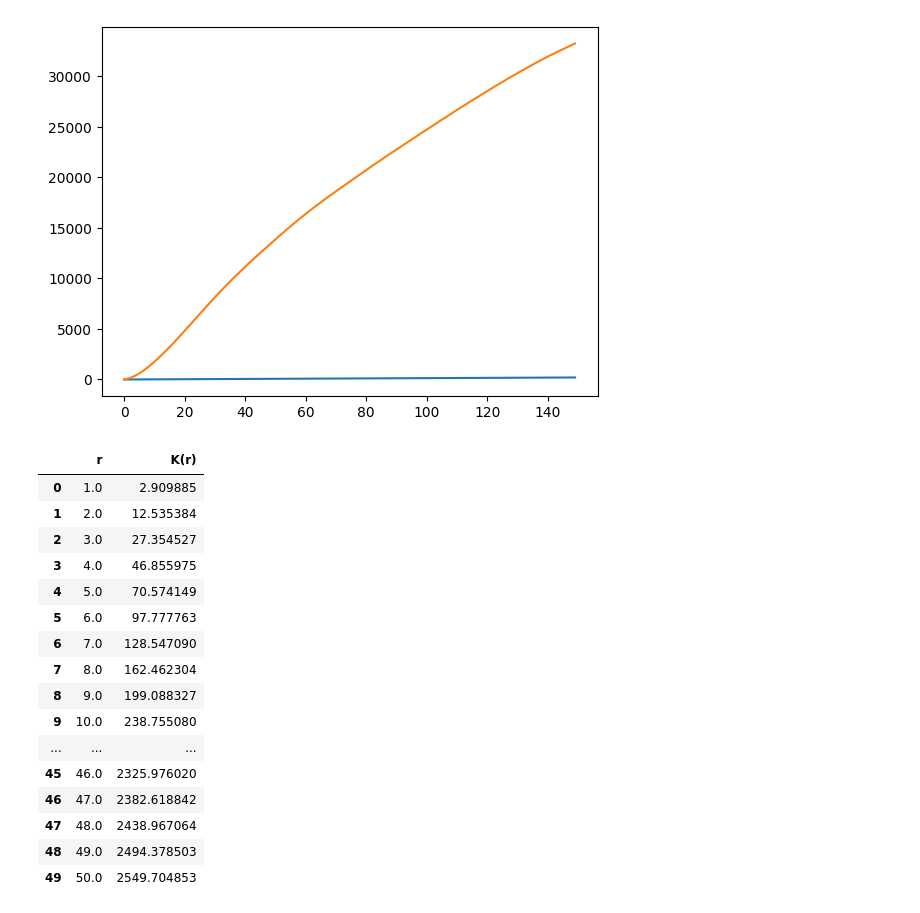
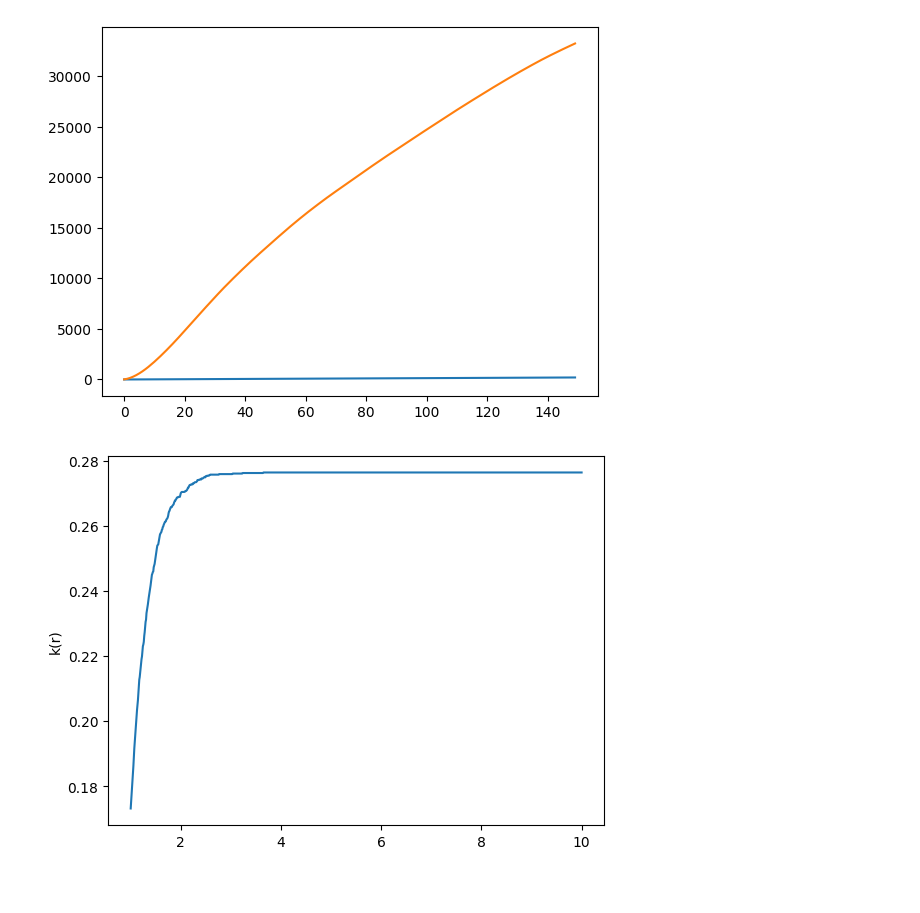
Before and after one commit to maria0026/solution_pipes_patterns, a Jupyter notebook: results.ipynb, the cells around one changed output. Drawn from its saved outputs; the diff is of its cells as text; code cells hidden in the pictures; blank space fills up the shorter version.

Commit message:
k-ripley

```diff
--- a/results.ipynb
+++ b/results.ipynb
@@ -20,7 +20,7 @@ hex_points = prepare_data.generate_hexagonal_grid(rows, cols, spacing)
 # Save to .dat file
 np.savetxt("data/hexagonal_points.dat", hex_points, fmt="%.6f", delimiter=" ")
 # %%
-data_path="new_data/hexagonal_points.dat"
+data_path="new_data/area2.dat"
 data_path_random="new_data/random_hexagonal_points.dat"
 # %%
 import importlib
@@ -215,23 +215,11 @@ plt.plot(k_results)
 [<matplotlib.lines.Line2D at 0x...>,
  <matplotlib.lines.Line2D at 0x...>]
 [figure]
-# %%
-k_results
-# %% [output]
-|  | r | K(r) |
-| 0 | 1.0 | 2.909885 |
-| 1 | 2.0 | 12.535384 |
-| 2 | 3.0 | 27.354527 |
-| 3 | 4.0 | 46.855975 |
-| 4 | 5.0 | 70.574149 |
-| 5 | 6.0 | 97.777763 |
-| 6 | 7.0 | 128.547090 |
-| 7 | 8.0 | 162.462304 |
-| 8 | 9.0 | 199.088327 |
-| 9 | 10.0 | 238.755080 |
-| ... | ... | ... |
-| 45 | 46.0 | 2325.976020 |
-| 46 | 47.0 | 2382.618842 |
-| 47 | 48.0 | 2438.967064 |
-| 48 | 49.0 | 2494.378503 |
-| 49 | 50.0 | 2549.704853 |
+# %%
+r_values = np.linspace(1, 10, 1000)  # Distances for K(r)
+k_results, l_results = voronoi_analyser.ripley_K_function(r_values)
+plt.plot(r_values, k_results)
+plt.ylabel("k(r)")
+plt.show()
+# %% [output]
+[figure, added]
```
Also changed, not shown: parts of 1 cell of this notebook, 1 other file.
